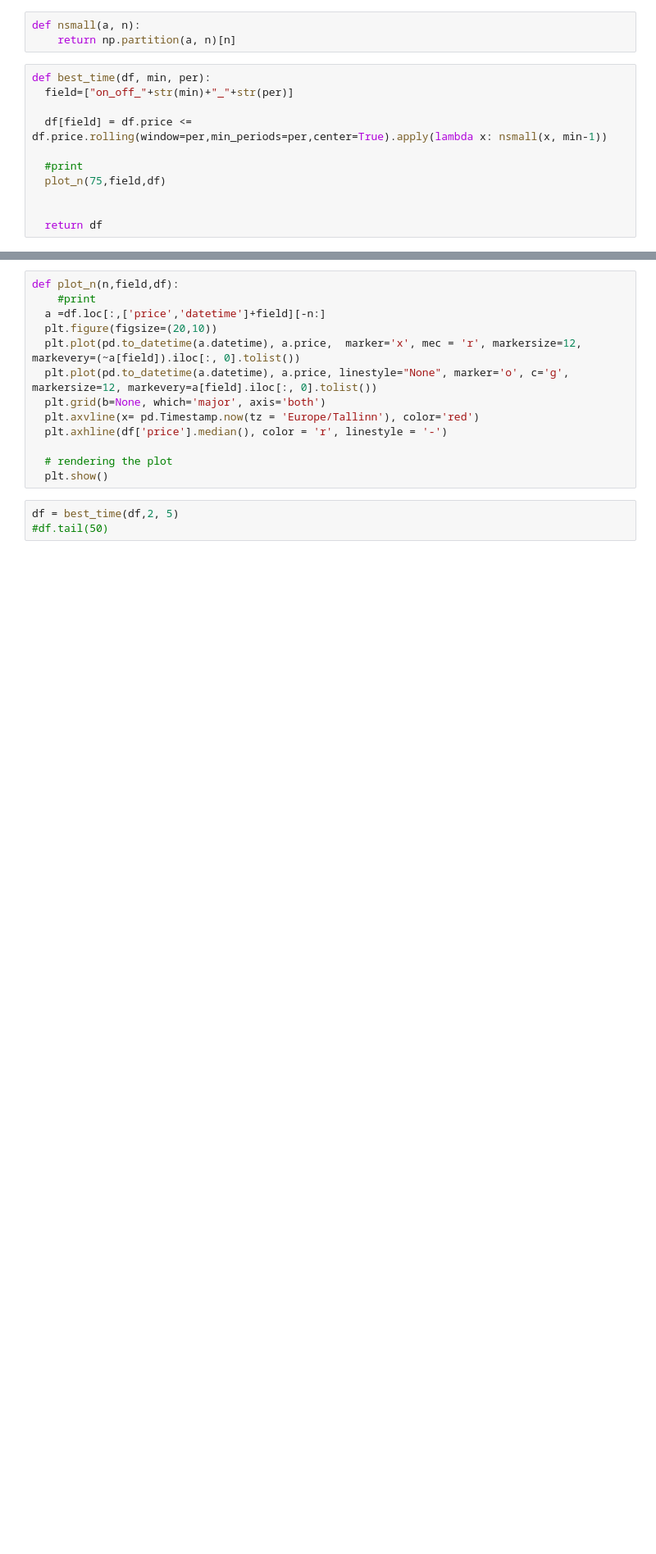
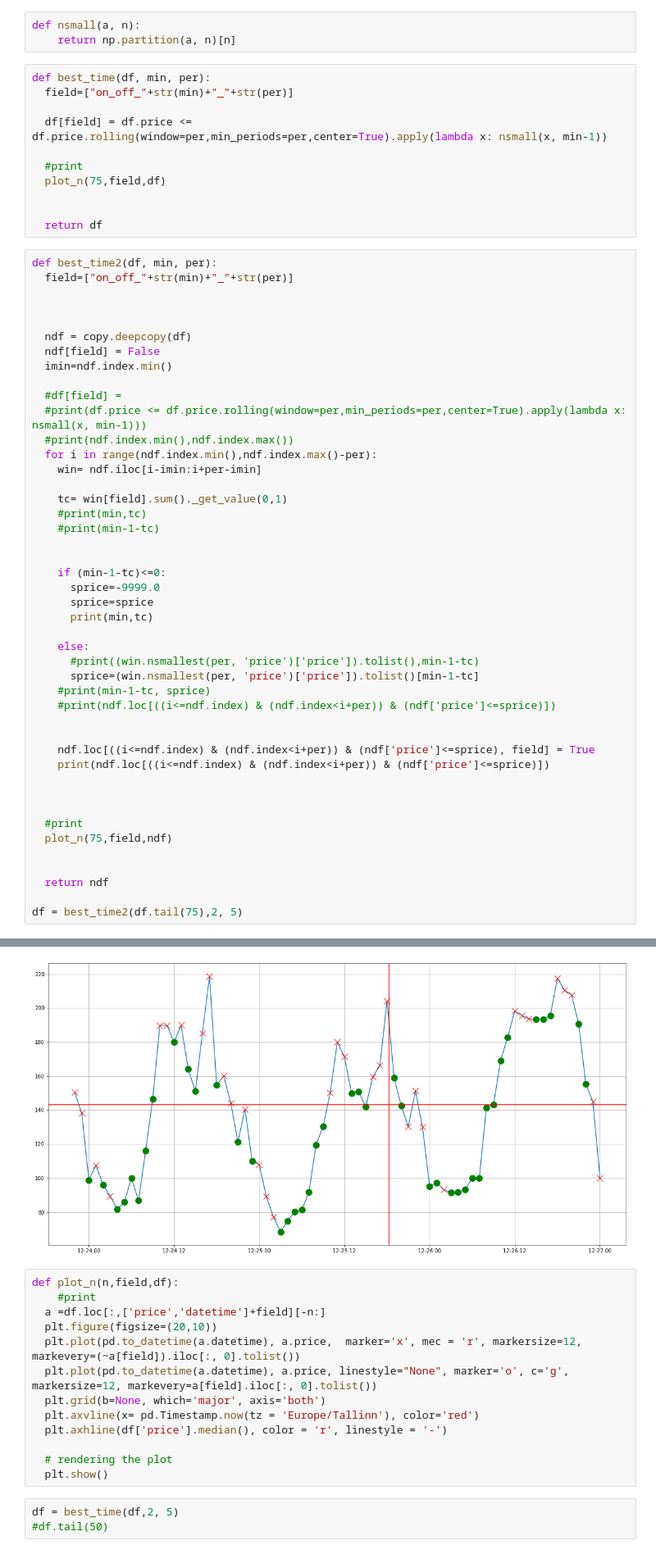
Before and after one commit to taavip/automatic-control-of-electrical-equipment-basis-of-price, a Jupyter notebook: script.ipynb, the cells around one changed output, grey strips where cells are left out. Shown at 82% size. Cells and saved outputs as stored; diff of their text form; blank space fills up the shorter version.

```diff
--- a/script.ipynb
+++ b/script.ipynb
@@ -134,3 +135,49 @@ def best_time(df, min, per):
 
 
   return df
+# %%
+def best_time2(df, min, per):
+  field=["on_off_"+str(min)+"_"+str(per)]
+
+
+
+  ndf = copy.deepcopy(df)
+  ndf[field] = False
+  imin=ndf.index.min()
+
+  #df[field] =
+  #print(df.price <= df.price.rolling(window=per,min_periods=per,center=True).apply(lambda x: nsmall(x, min-1)))
+  #print(ndf.index.min(),ndf.index.max())
+  for i in range(ndf.index.min(),ndf.index.max()-per):
+    win= ndf.iloc[i-imin:i+per-imin]
+
+    tc= win[field].sum()._get_value(0,1)
+    #print(min,tc)
+    #print(min-1-tc)
+
+
+    if (min-1-tc)<=0:
+      sprice=-9999.0
+      sprice=sprice
+      print(min,tc)
+
+    else:
+      #print((win.nsmallest(per, 'price')['price']).tolist(),min-1-tc)
+      sprice=(win.nsmallest(per, 'price')['price']).tolist()[min-1-tc]
+    #print(min-1-tc, sprice)
+    #print(ndf.loc[((i<=ndf.index) & (ndf.index<i+per)) & (ndf['price']<=sprice)])
+
+
+    ndf.loc[((i<=ndf.index) & (ndf.index<i+per)) & (ndf['price']<=sprice), field] = True
+    print(ndf.loc[((i<=ndf.index) & (ndf.index<i+per)) & (ndf['price']<=sprice)])
+
+
+
+  #print
+  plot_n(75,field,ndf)
+
+
+  return ndf
+
+df = best_time2(df.tail(75),2, 5)
+# %% [output]
@@ -137,3 +201,4 @@ def best_time(df, min, per):
+[figure, added]
 # %%
 def plot_n(n,field,df):
     #print
```
Also changed, not shown: parts of 14 cells of this notebook.
